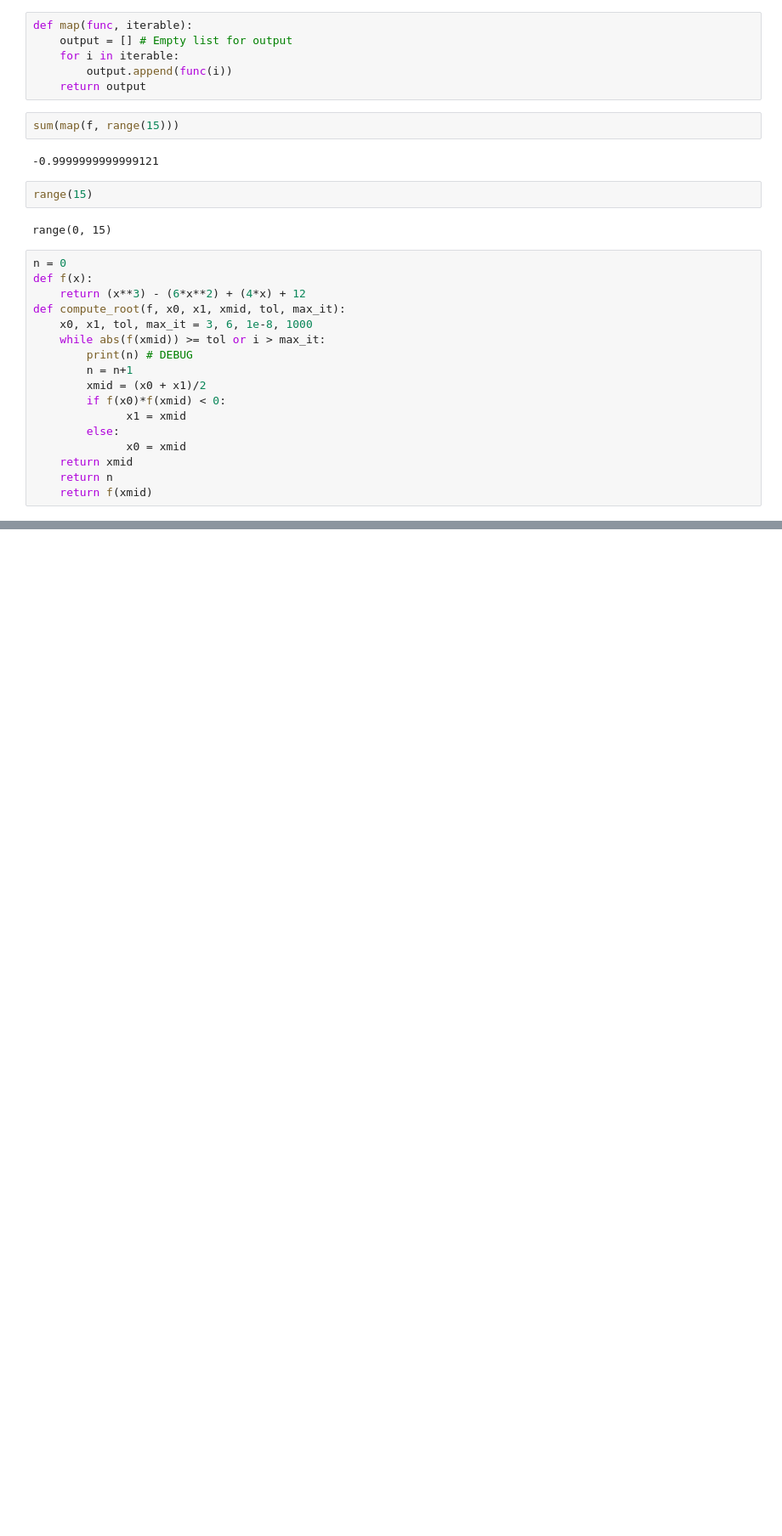
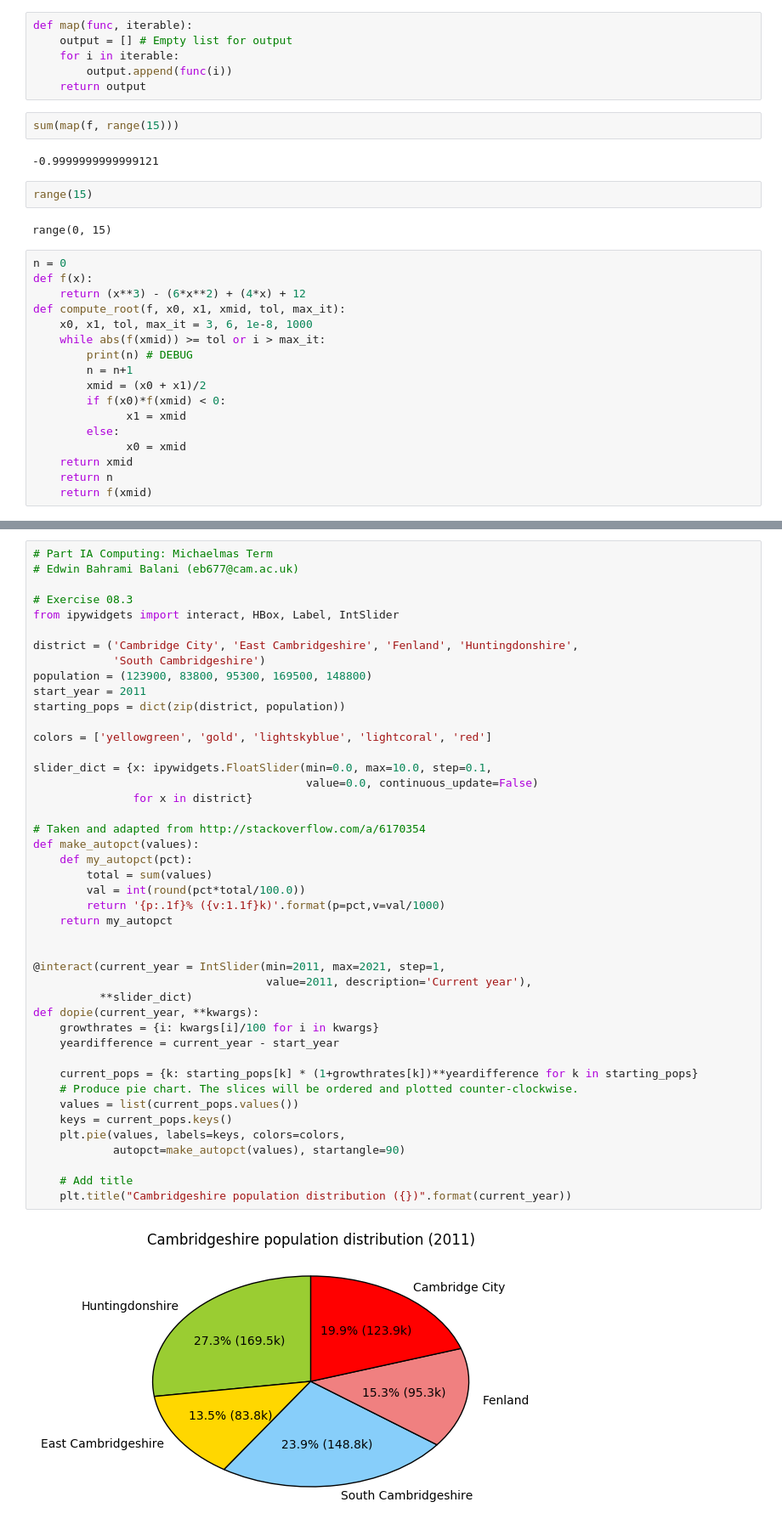
Before and after one commit to edwinbalani/PartIA-Exercises, a Jupyter notebook: scratchpad.ipynb, the cells around one changed output, grey strips where cells are left out. Shown: that part at 85% size. Cells and saved outputs as stored; diff of their text form; blank space fills up the shorter version.

Commit message:
Completed exercises from Activity 08

```diff
--- a/scratchpad.ipynb
+++ b/scratchpad.ipynb
@@ -46,0 +79,46 @@ def compute_root(f, x0, x1, xmid, tol, max_it):
+# %%
+# Part IA Computing: Michaelmas Term
+# Edwin Bahrami Balani (eb677@cam.ac.uk)
+
+# Exercise 08.3
+from ipywidgets import interact, HBox, Label, IntSlider
+
+district = ('Cambridge City', 'East Cambridgeshire', 'Fenland', 'Huntingdonshire',
+            'South Cambridgeshire')
+population = (123900, 83800, 95300, 169500, 148800)
+start_year = 2011
+starting_pops = dict(zip(district, population))
+
+colors = ['yellowgreen', 'gold', 'lightskyblue', 'lightcoral', 'red']
+
+slider_dict = {x: ipywidgets.FloatSlider(min=0.0, max=10.0, step=0.1,
+                                         value=0.0, continuous_update=False)
+               for x in district}
+
+# Taken and adapted from http://stackoverflow.com/a/6170354
+def make_autopct(values):
+    def my_autopct(pct):
+        total = sum(values)
+        val = int(round(pct*total/100.0))
+        return '{p:.1f}% ({v:1.1f}k)'.format(p=pct,v=val/1000)
+    return my_autopct
+
+
+@interact(current_year = IntSlider(min=2011, max=2021, step=1,
+                                   value=2011, description='Current year'),
+          **slider_dict)
+def dopie(current_year, **kwargs):
+    growthrates = {i: kwargs[i]/100 for i in kwargs}
+    yeardifference = current_year - start_year
+
+    current_pops = {k: starting_pops[k] * (1+growthrates[k])**yeardifference for k in starting_pops}
+    # Produce pie chart. The slices will be ordered and plotted counter-clockwise.
+    values = list(current_pops.values())
+    keys = current_pops.keys()
+    plt.pie(values, labels=keys, colors=colors,
+            autopct=make_autopct(values), startangle=90)
+
+    # Add title
+    plt.title("Cambridgeshire population distribution ({})".format(current_year))
+# %% [output]
+[figure, added]
```
Also changed, not shown: parts of 1 cell of this notebook, 1 other file.
